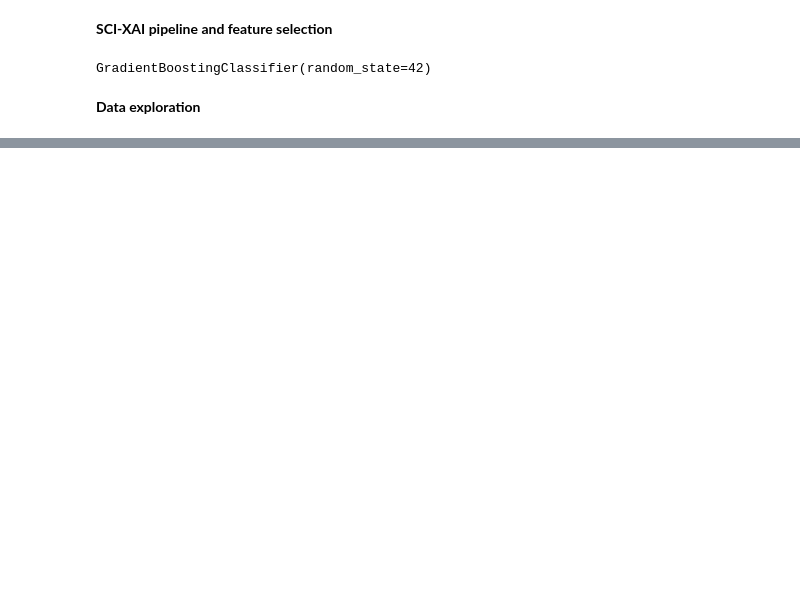
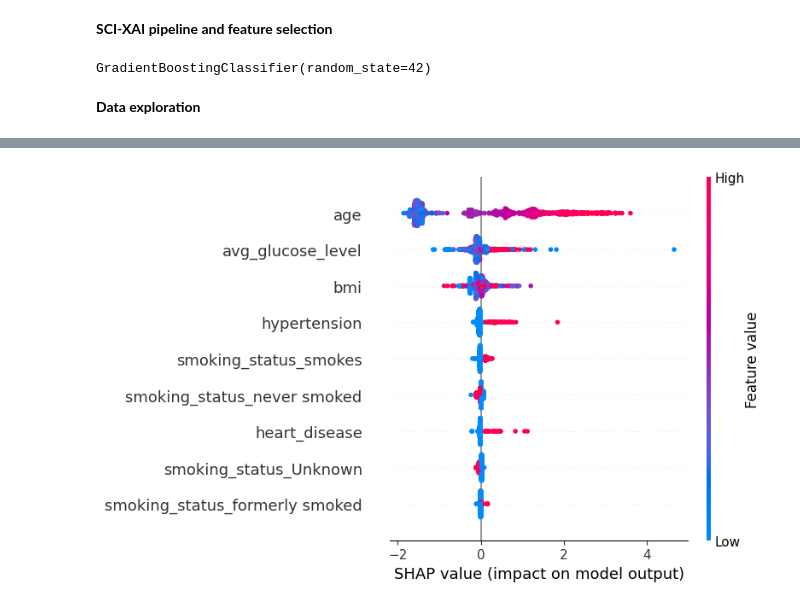
Before and after one commit to zen-0wl/XAl-on-healthcare-diagnostics, a Jupyter notebook: feature-selection.ipynb, the cells around one changed output, grey strips where cells are left out. Drawn from its saved outputs; the diff is of its cells as text; code cells hidden in the pictures; blank space fills up the shorter version.

```diff
--- a/feature-selection.ipynb
+++ b/feature-selection.ipynb
@@ -59,19 +71,14 @@ See the caveats in the documentation: https://pandas.pydata.org/pandas-docs/stab
 # %%
 from sklearn.model_selection import train_test_split
 from sklearn.ensemble import GradientBoostingClassifier
-from sklearn.impute import SimpleImputer
 
 
-X = pd.get_dummies(df_selected[selected_features], columns=['smoking_status'])  # One-hot encode 'smoking_status'
-
-# Impute missing values
-imputer = SimpleImputer(strategy='mean')
-X_imputed = pd.DataFrame(imputer.fit_transform(X), columns=X.columns)
-
-y = df_selected['stroke']
+selected_features = ['age', 'hypertension', 'heart_disease', 'avg_glucose_level', 'bmi', 'smoking_status']
+X = pd.get_dummies(df[selected_features], columns=['smoking_status'])
+y = df['stroke']
 
 # Train-test split
-X_train, X_test, y_train, y_test = train_test_split(X_imputed, y, test_size=0.2, random_state=42)
+X_train, X_test, y_train, y_test = train_test_split(X, y, test_size=0.2, random_state=42)
 
 # Model Selection using Gradient Boosting for stroke prediction
 model_gradient_boosting = GradientBoostingClassifier(random_state=42)
@@ -140,0 +116,69 @@ ImportError: cannot import name 'soft_unicode' from 'markupsafe' (c:\Users\zen\A
+# %%
+import shap
+import random
+import matplotlib.pyplot as plt
+from lime import lime_tabular
+from anchor import anchor_tabular
+from sklearn.preprocessing import LabelEncoder
+from sklearn.preprocessing import OneHotEncoder
+
+# LIME for explaining individual predictions
+lime_explainer = lime_tabular.LimeTabularExplainer(X_train.values, mode='classification', feature_names=X_train.columns.to_list())
+instance_to_explain = X_test.iloc[0]
+lime_explanation = lime_explainer.explain_instance(instance_to_explain.values, model_gradient_boosting.predict_proba)
+print("LIME Explanation:")
+print(lime_explanation)
+
+# SHAP for feature importance
+explainer = shap.TreeExplainer(model_gradient_boosting)
+shap_values = explainer.shap_values(X_test)
+
+shap.summary_plot(shap_values, X_test, feature_names=X_test.columns.to_list())
+plt.title('SHAP Summary Plot')
+plt.show()
+
+# Instance plot
+shap.initjs()
+shap.force_plot(explainer.expected_value, shap_values[0, :], instance_to_explain, feature_names=X_test.columns.to_list())
+
+class_names = ['No Stroke', 'Stroke']
+
+categorical_features = ['gender', 'hypertension', 'heart_disease', 'ever_married', 'work_type', 'Residence_type', 'smoking_status']
+numerical_features = ['age', 'avg_glucose_level', 'bmi']
+
+feature_names = categorical_features + numerical_features
+
+# Defines df_categorical containing the categorical features
+df_categorical = df[categorical_features].copy()
+
+# Verify df_categorical
+print(df_categorical.head())
+
+# Encode categorical features
+label_encoders = {}
+for feature in categorical_features:
+    label_encoders[feature] = LabelEncoder()
+    df_categorical[feature] = label_encoders[feature].fit_transform(df_categorical[feature])
+
+one_hot_encoder = OneHotEncoder()
+X_categorical_encoded = one_hot_encoder.fit_transform(df_categorical[categorical_features]).toarray()
+
+X_encoded = np.concatenate((X_categorical_encoded, df[numerical_features].values), axis=1)
+y_binary = (df['stroke'] == 1).astype(int)
+
+feature_names_encoded = list(df_categorical.columns) + numerical_features
+
+# Anchor test
+explainer = anchor_tabular.AnchorTabularExplainer(class_names, feature_names, X_encoded, categorical_names=dict(zip(feature_names, [list(df[col].unique()) for col in df_categorical.columns])), discretizer='quartile')
+explainer.fit(X_encoded, y_binary)
+
+# Selects a random instance
+idx = random.randint(0, len(X_encoded) - 1)
+instance = X_encoded[idx]
+
+# Explains the prediction using an anchor
+explanation = explainer.explain_instance(instance, model_gradient_boosting.predict_proba, threshold=0.95)
+print(explanation['names'])
+print(explanation['precision'])
+print(explanation['coverage'])
+# %% [output]
@@ -140,0 +187 @@ ImportError: cannot import name 'soft_unicode' from 'markupsafe' (c:\Users\zen\A
+[figure, added]
```
Also changed, not shown: parts of 10 cells of this notebook.
